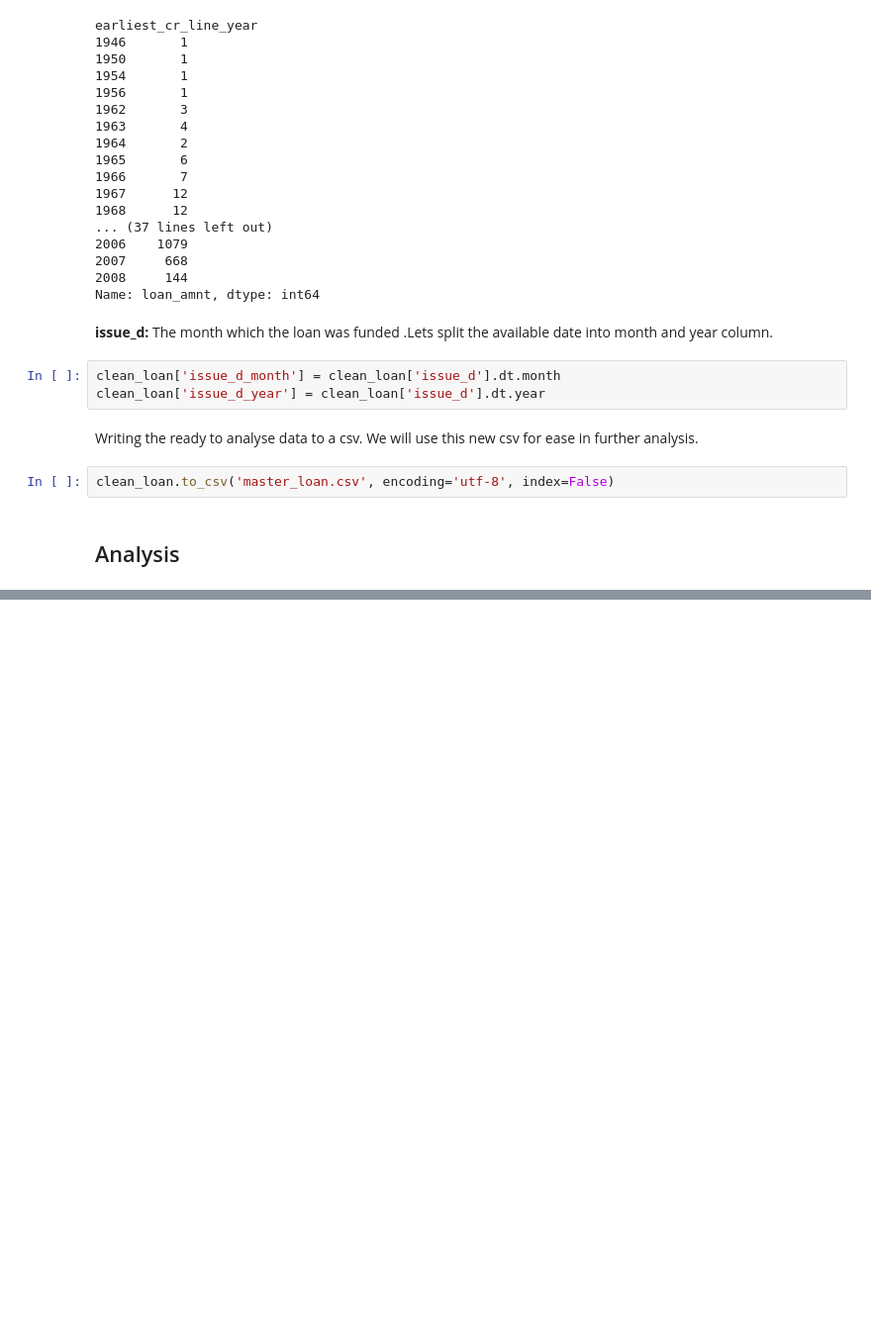
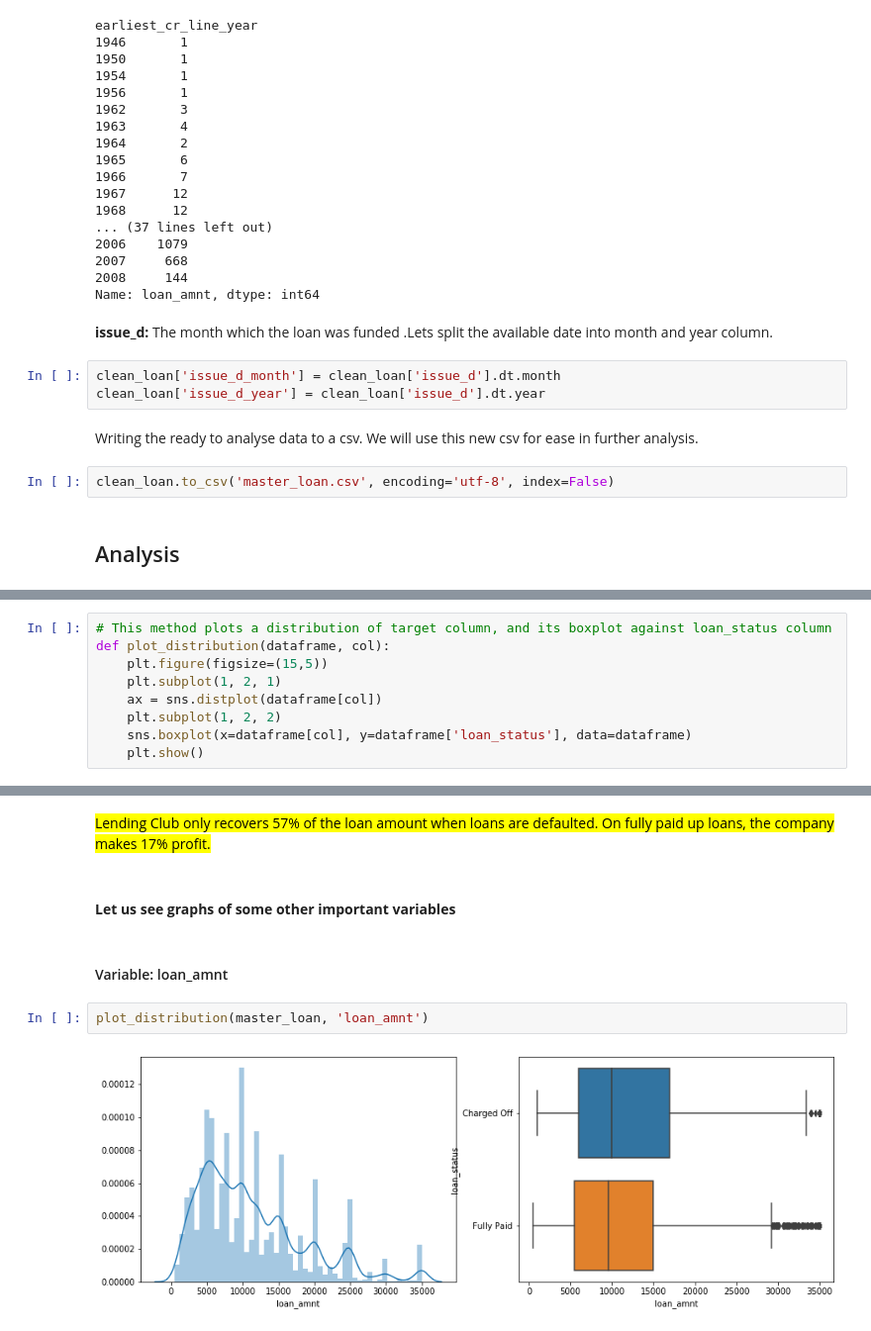
Before and after one commit to sinhaDroid/LendingClubData, a Jupyter notebook: Lending Club Case.ipynb, the cells around one changed output, grey strips where cells are left out. Shown at 99% size. Saved outputs shown, nothing was run; the diff lists cells and outputs as text; blank space fills up the shorter version.

```diff
--- a/Lending Club Case.ipynb
+++ b/Lending Club Case.ipynb
@@ -549,0 +637,9 @@ clean_loan.to_csv('master_loan.csv', encoding='utf-8', index=False)
+# %%
+# This method plots a distribution of target column, and its boxplot against loan_status column
+def plot_distribution(dataframe, col):
+    plt.figure(figsize=(15,5))
+    plt.subplot(1, 2, 1)
+    ax = sns.distplot(dataframe[col])
+    plt.subplot(1, 2, 2)
+    sns.boxplot(x=dataframe[col], y=dataframe['loan_status'], data=dataframe)
+    plt.show()
@@ -549,0 +700,10 @@ clean_loan.to_csv('master_loan.csv', encoding='utf-8', index=False)
+# %% [markdown]
+<mark>Lending Club only recovers 57% of the loan amount when loans are defaulted. On fully paid up loans, the company makes 17% profit. </mark>
+# %% [markdown]
+#### **Let us see graphs of some other important variables**
+# %% [markdown]
+#### Variable: loan_amnt
+# %%
+plot_distribution(master_loan, 'loan_amnt')
+# %% [output]
+[figure, added]
```
Also changed, not shown: parts of 19 cells of this notebook.
